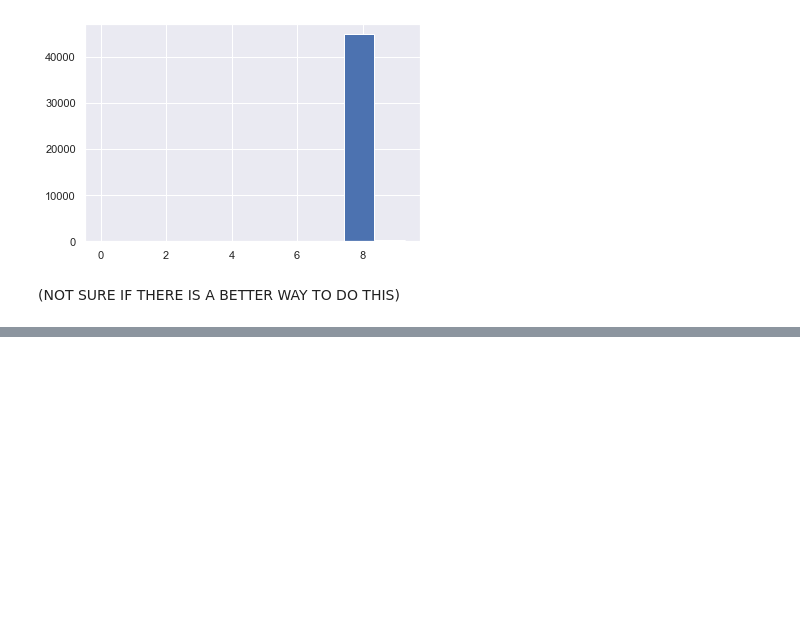
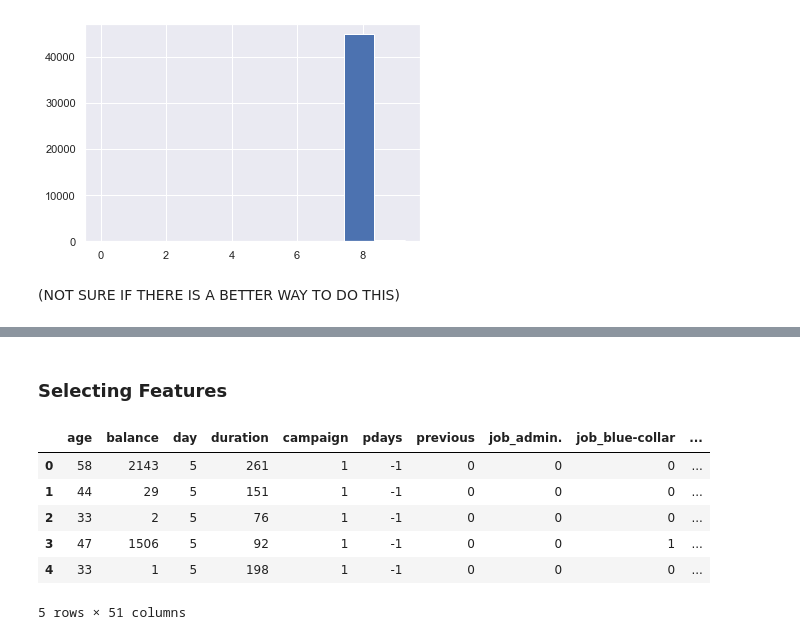
Before and after one commit to janecondon/Bank-Marketing-Campaign-Project, a Jupyter notebook: Bank Marketing Campaign Project.ipynb, the cells around one changed output, grey strips where cells are left out. Cells and saved outputs as stored; diff of their text form; code cells hidden in the pictures; blank space fills up the shorter version.

```diff
--- a/Bank Marketing Campaign Project.ipynb
+++ b/Bank Marketing Campaign Project.ipynb
@@ -230,0 +241,7 @@ plt.hist(campaign_boxcox)
+# %%
+cat=['job','marital','education','default','housing','loan','contact','month','poutcome']
+for var in cat:
+    cat_list='var'+'_'+var
+    cat_list = pd.get_dummies(bank_full[var], prefix=var)
+    bank_full2=bank_full.join(cat_list)
+    bank_full=bank_full2
@@ -230,0 +266,7 @@ plt.hist(campaign_boxcox)
+# %%
+cat=['job','marital','education','default','housing','loan','contact','month','poutcome']
+bank_var=bank_full.columns.values.tolist()
+to_keep=[i for i in bank_var if i not in cat]
+
+bank_final=bank_full[to_keep]
+bank_final.columns.values
@@ -230,0 +288,16 @@ plt.hist(campaign_boxcox)
+# %% [markdown]
+### Selecting Features
+# %%
+X = bank_final.loc[:, bank_final.columns != 'y'] #features
+X_2 = bank_final.loc[:, ~bank_final.columns.isin(['y', 'duration'])]
+y = bank_final['y'] #target variable
+# %%
+X.head()
+# %% [output]
+|  | age | balance | day | duration | campaign | pdays | previous | job_admin. | job_blue-collar | ... |
+| 0 | 58 | 2143 | 5 | 261 | 1 | -1 | 0 | 0 | 0 | ... |
+| 1 | 44 | 29 | 5 | 151 | 1 | -1 | 0 | 0 | 0 | ... |
+| 2 | 33 | 2 | 5 | 76 | 1 | -1 | 0 | 0 | 0 | ... |
+| 3 | 47 | 1506 | 5 | 92 | 1 | -1 | 0 | 0 | 1 | ... |
+| 4 | 33 | 1 | 5 | 198 | 1 | -1 | 0 | 0 | 0 | ... |
+5 rows × 51 columns
```
Also changed, not shown: parts of 37 cells of this notebook.
